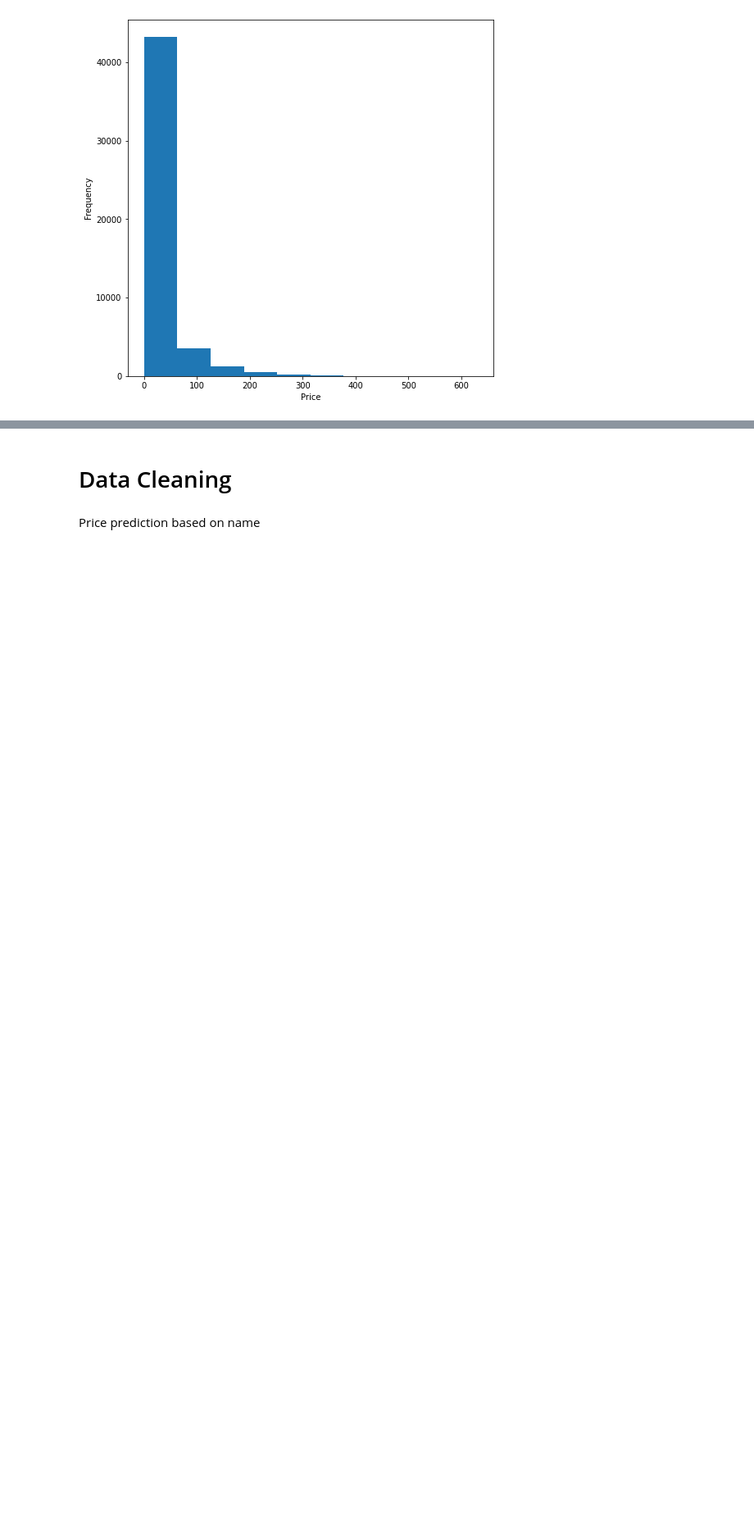
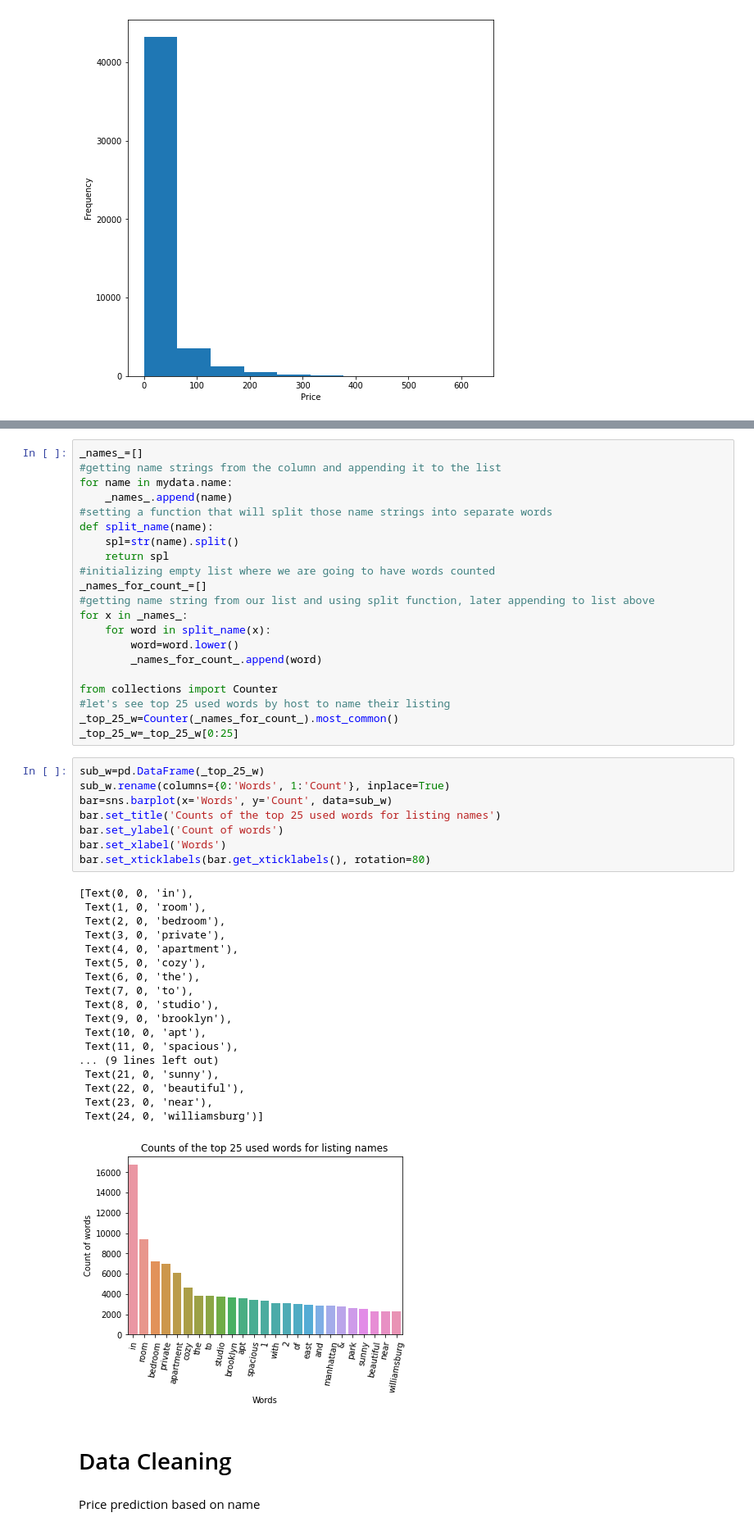
Before and after one commit to sanjana220200/AirBNB_EnsembleProject, a Jupyter notebook: Airbnb_Price_Prediction_main_code.ipynb, the cells around one changed output, grey strips where cells are left out. Shown at 82% size. Saved outputs shown, nothing was run; the diff lists cells and outputs as text; blank space fills up the shorter version.

```diff
--- a/Airbnb_Price_Prediction_main_code.ipynb
+++ b/Airbnb_Price_Prediction_main_code.ipynb
@@ -204,3 +217,51 @@ plt.show()
+# %%
+_names_=[]
+#getting name strings from the column and appending it to the list
+for name in mydata.name:
+    _names_.append(name)
+#setting a function that will split those name strings into separate words
+def split_name(name):
+    spl=str(name).split()
+    return spl
+#initializing empty list where we are going to have words counted
+_names_for_count_=[]
+#getting name string from our list and using split function, later appending to list above
+for x in _names_:
+    for word in split_name(x):
+        word=word.lower()
+        _names_for_count_.append(word)
+
+from collections import Counter
+#let's see top 25 used words by host to name their listing
+_top_25_w=Counter(_names_for_count_).most_common()
+_top_25_w=_top_25_w[0:25]
+# %%
+sub_w=pd.DataFrame(_top_25_w)
+sub_w.rename(columns={0:'Words', 1:'Count'}, inplace=True)
+bar=sns.barplot(x='Words', y='Count', data=sub_w)
+bar.set_title('Counts of the top 25 used words for listing names')
+bar.set_ylabel('Count of words')
+bar.set_xlabel('Words')
+bar.set_xticklabels(bar.get_xticklabels(), rotation=80)
+# %% [output]
+[Text(0, 0, 'in'),
+ Text(1, 0, 'room'),
+ Text(2, 0, 'bedroom'),
+ Text(3, 0, 'private'),
+ Text(4, 0, 'apartment'),
+ Text(5, 0, 'cozy'),
+ Text(6, 0, 'the'),
+ Text(7, 0, 'to'),
+ Text(8, 0, 'studio'),
+ Text(9, 0, 'brooklyn'),
+ Text(10, 0, 'apt'),
+ Text(11, 0, 'spacious'),
+... (9 lines left out)
+ Text(21, 0, 'sunny'),
+ Text(22, 0, 'beautiful'),
+ Text(23, 0, 'near'),
+ Text(24, 0, 'williamsburg')]
+[figure, added]
 # %% [markdown]
 # Data Cleaning
 # %% [markdown]
```
Also changed, not shown: parts of 2 cells of this notebook.
